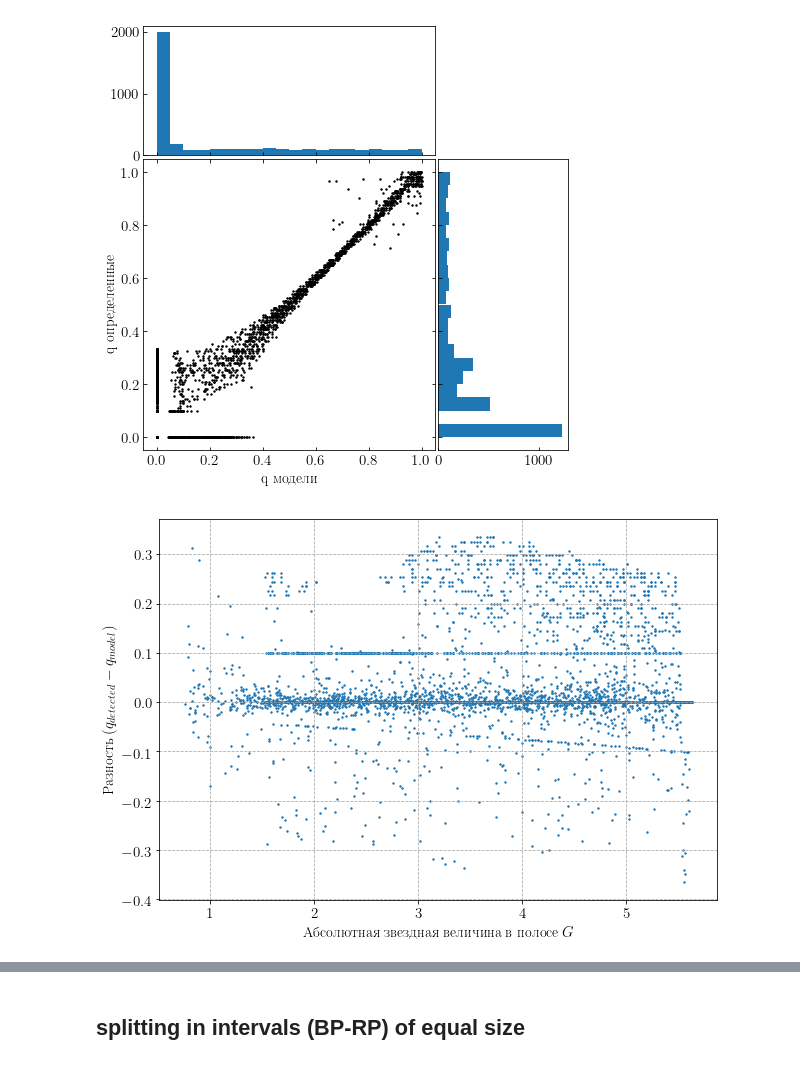
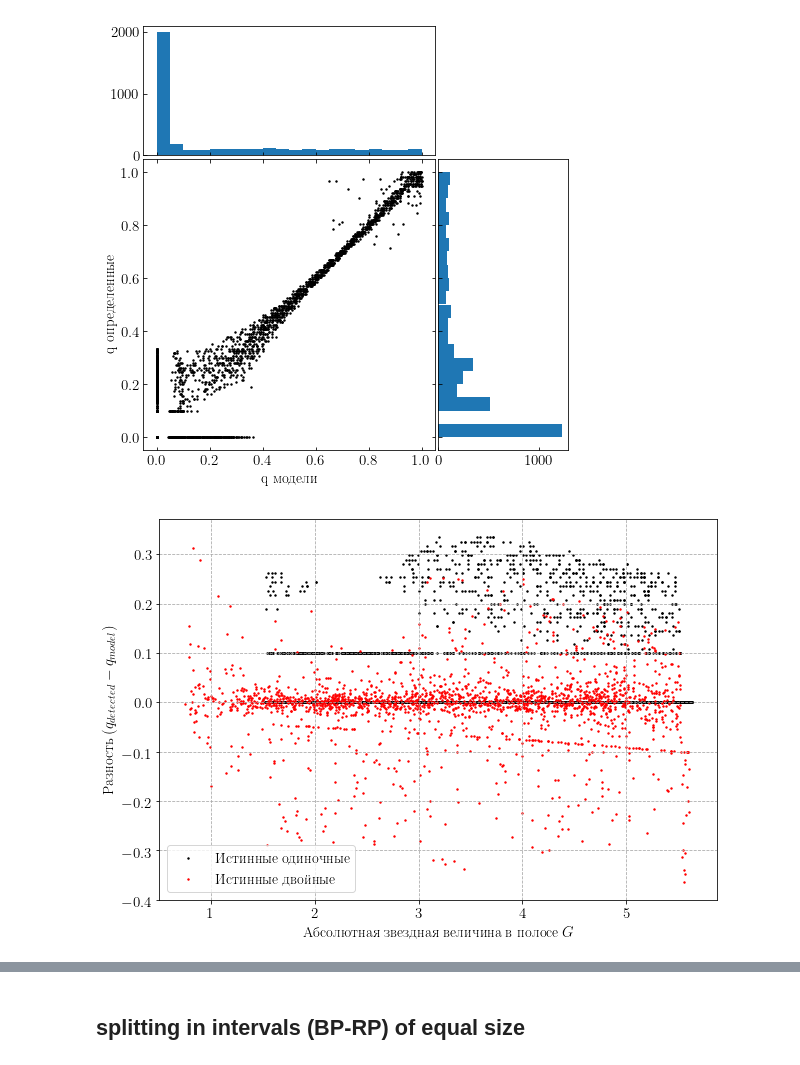
Before and after one commit to olgaborodina/GAIA_binaries, a Jupyter notebook: model/coordinate_to_qM.ipynb, the cells around one changed output, grey strips where cells are left out. Drawn from its saved outputs; the diff is of its cells as text; code cells hidden in the pictures.

Commit message:
Change plot visibility

```diff
--- a/model/coordinate_to_qM.ipynb
+++ b/model/coordinate_to_qM.ipynb
@@ -201,18 +201,23 @@ ax_histy.hist(y, bins=bins, orientation='horizontal')
 plt.savefig(MODEL_DIRECTORY / 'plots' / 'q_distributions.pdf',  bbox_inches = 'tight')
 # %% [output]
 [figure]
+# %%
+mask_s = (model_stars['q'] == 0)
+mask_b = (model_stars['q'] != 0)
 # %%
 fig, ax = plt.subplots(figsize=(10,7))
-ax.scatter(model_stars['G, mag'], model_stars['q_difference'], s=2)
+ax.scatter(model_stars[mask_s]['G, mag'], model_stars[mask_s]['q_difference'], c='black', s=2, label='Истинные одиночные')
+ax.scatter(model_stars[mask_b]['G, mag'], model_stars[mask_b]['q_difference'], c='red', s=2, label='Истинные двойные')
 
 ax.set_xlabel(r'Абсолютная звездная величина в полосе $G$')
 ax.set_ylabel(r'Разность $(q_{detected} - q_{model})$')
 
 ax.grid(c='#aaaaaa', ls='--')
+ax.legend()
 ax.tick_params(axis='both', which='major')
 plt.savefig(MODEL_DIRECTORY / 'plots' / 'difference_q(G).pdf',  bbox_inches = 'tight')
 # %% [output]
-[figure, old version]
+[figure, new version]
 # %%
 mask_0 = (model_stars['BP-RP, mag'] < 0.25)
 mask_1 = (model_stars['BP-RP, mag'] > 0.25) & (model_stars['BP-RP, mag'] < 0.5)
```
Also changed, not shown: parts of 4 cells of this notebook.
